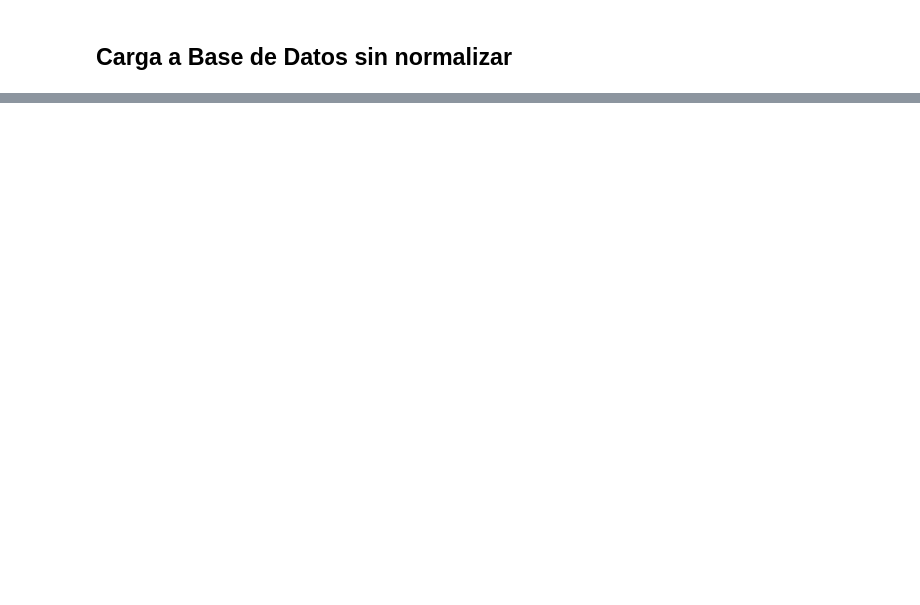
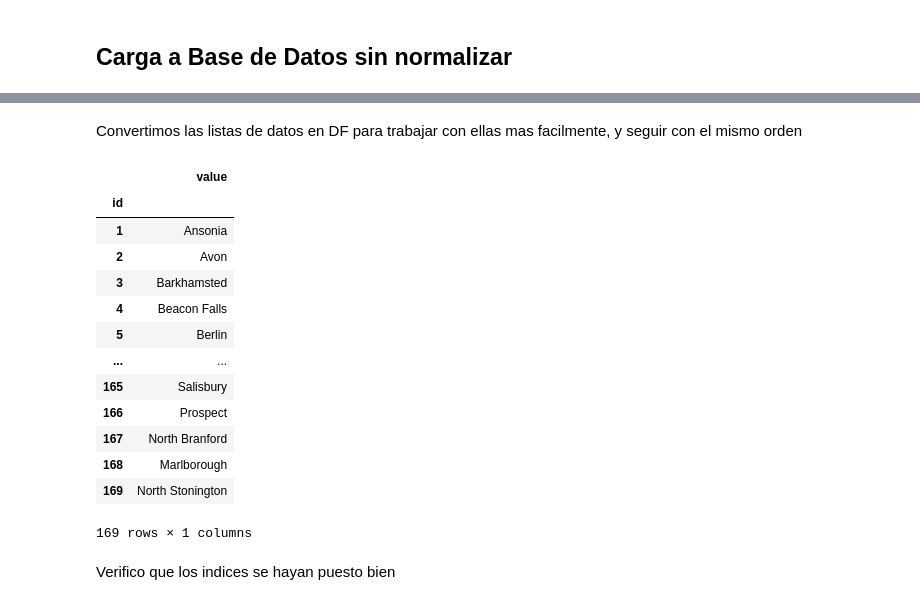
Before and after one commit to maxogod/ETL, a Jupyter notebook: BDD_TP.ipynb, the cells around one changed output, grey strips where cells are left out. Cells and saved outputs as stored; diff of their text form; code cells hidden in the pictures; blank space fills up the shorter version.

```diff
--- a/BDD_TP.ipynb
+++ b/BDD_TP.ipynb
@@ -493,0 +567,5 @@ un estado consistente.
+# %%
+town_data = [(town,) for town in df['town'].unique()]
+address_data = [(address,) for address in df['address'].unique()]
+list_year_data = [(int(year),) for year in df['list_year'].unique()]
+residential_type_data = [(r_type,) for r_type in df['residential_type'].unique()]
@@ -493,0 +611,33 @@ un estado consistente.
+# %% [markdown]
+Convertimos las listas de datos en DF para trabajar con ellas mas facilmente, y seguir con el mismo orden
+# %%
+def convertir_en_df(data):
+    convertida_ds = pd.DataFrame(data, columns=["value"])
+    convertida_ds.index = pd.RangeIndex(start=1, stop=len(convertida_ds) + 1, step=1)
+    convertida_ds.index.name = 'id'
+    return convertida_ds
+
+# se accede al indice con registro.index[0]
+# %%
+foreign_towns = convertir_en_df(town_data)
+foreign_address = convertir_en_df(address_data)
+foreign_list_year = convertir_en_df(list_year_data)
+foreign_residential_type = convertir_en_df(residential_type_data)
+
+# muestro el formato en el que se dejaron los datos
+foreign_towns
+# %% [output]
+|  | value |
+| id |  |
+| 1 | Ansonia |
+| 2 | Avon |
+| 3 | Barkhamsted |
+| 4 | Beacon Falls |
+| 5 | Berlin |
+| ... | ... |
+| 165 | Salisbury |
+| 166 | Prospect |
+| 167 | North Branford |
+| 168 | Marlborough |
+| 169 | North Stonington |
+169 rows × 1 columns
@@ -493,0 +670,2 @@ un estado consistente.
+# %% [markdown]
+Verifico que los indices se hayan puesto bien
```
Also changed, not shown: parts of 45 cells of this notebook.
